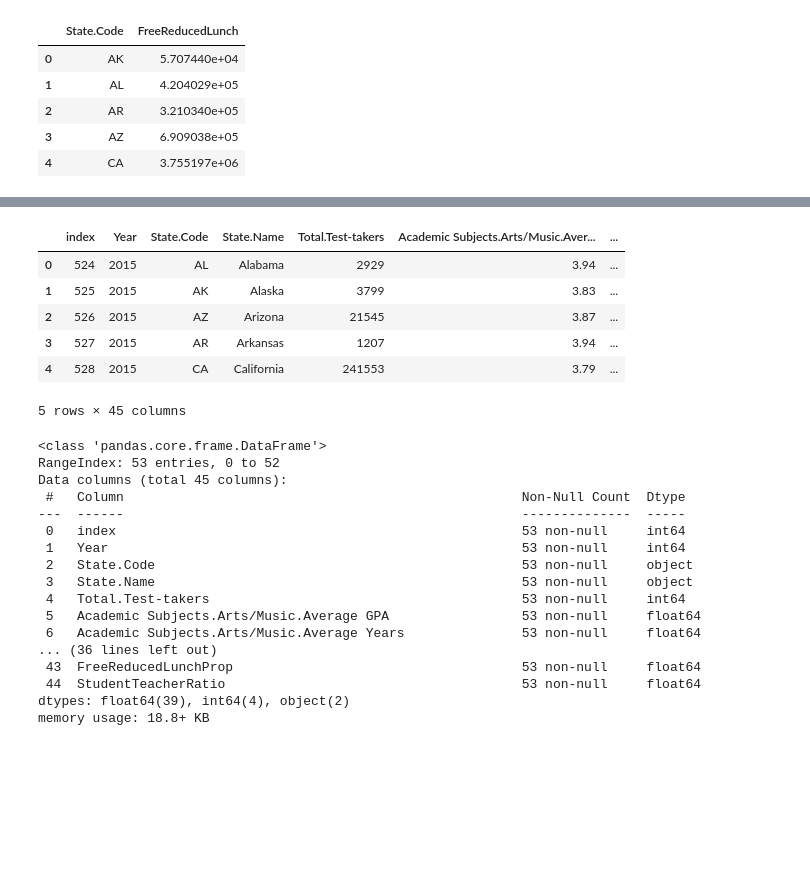
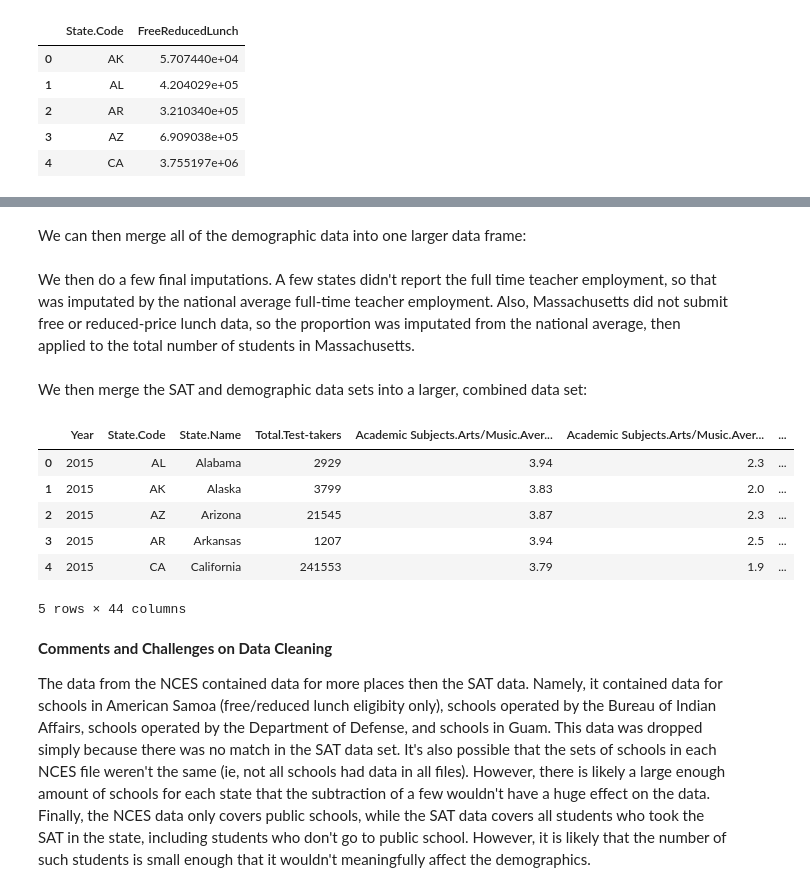
Before and after one commit to Cheyenne232025S/CMDA-3654-Project, a Jupyter notebook: notebooks/Project3.ipynb, the cells around one changed output, grey strips where cells are left out. Saved outputs shown, nothing was run; the diff lists cells and outputs as text; code cells hidden in the pictures; blank space fills up the shorter version.

Commit message:
finish data cleaning

```diff
--- a/notebooks/Project3.ipynb
+++ b/notebooks/Project3.ipynb
@@ -120,6 +120,6 @@ staff_unclean[["FTE"]] = staff_unclean[["FTE"]].astype(float)
 # Replace any negatives with NaN
 staff_unclean = staff_unclean.replace(-1, numpy.nan).replace(-2, numpy.nan).replace(-9, numpy.nan)
 # Sum up each state
-staff_totals = (staff_unclean.groupby("STABR").sum().reset_index()).rename(columns = {"STABR": "State.Code", "FTE": "EquivFullTimeStaff"})
+staff_totals = (staff_unclean.groupby("STABR").sum().reset_index()).rename(columns = {"STABR": "State.Code", "FTE": "EquivFullTimeTeachers"})
 # Drop data for American Samoa, Bureau of Indian Affairs, Department of Defense, and Guam schools
 staff_totals = (staff_totals.drop([3, 5, 10, 14])).reset_index(drop = True)
@@ -126,7 +135,11 @@ staff_totals = (staff_totals.drop([3, 5, 10, 14])).reset_index(drop = True)
+# %% [markdown]
+We can then merge all of the demographic data into one larger data frame:
 # %%
 # Merge Data
 temp = pandas.merge(membership_totals, lunch_totals, how = "inner", on = "State.Code")
 demographic_totals = pandas.merge(temp, staff_totals, how = "inner", on = "State.Code")
+# %% [markdown]
+We then do a few final imputations. A few states didn't report the full time teacher employment, so that was imputated by the national average full-time teacher employment. Also, Massachusetts did not submit free or reduced-price lunch data, so the proportion was imputated from the national average, then applied to the total number of students in Massachusetts.
 # %%
 # Calculate Proportion of students getting free reduced lunch
 demographic_totals["FreeReducedLunchProp"] = demographic_totals["FreeReducedLunch"]/demographic_totals["TotalStudents"]
@@ -134,44 +147,26 @@ demographic_totals["FreeReducedLunchProp"] = demographic_totals["FreeReducedLunc
 demographic_totals["FreeReducedLunchProp"] = (demographic_totals["FreeReducedLunchProp"].replace(0, numpy.nan)
                                                 .fillna(demographic_totals["FreeReducedLunchProp"].mean(skipna=True)))
 # Some states don't equivalent full time educator data, so impute with national mean
-demographic_totals["EquivFullTimeTeachers"] = (demographic_totals["EquivFullTimeStaff"].replace(0, numpy.nan)
-                                                .fillna(demographic_totals["EquivFullTimeStaff"].mean(skipna=True)))
+demographic_totals["EquivFullTimeTeachers"] = (demographic_totals["EquivFullTimeTeachers"].replace(0, numpy.nan)
+                                                .fillna(demographic_totals["EquivFullTimeTeachers"].mean(skipna=True)))
 # Calculate Student Teacher ratio
-demographic_totals["StudentStaffRatio"] = demographic_totals["TotalStudents"]/demographic_totals["EquivFullTimeStaff"]
+demographic_totals["StudentTeacherRatio"] = demographic_totals["TotalStudents"]/demographic_totals["EquivFullTimeTeachers"]
 # %%
 # Manually calculate imputed number of students in MA eligible for free/reduced lunch from imputed proportion
 # Might not end up needing, but fun to have
 demographic_totals.loc[19, "FreeReducedLunch"] = 0.512580 * 9.534230e+05
+# %% [markdown]
+We then merge the SAT and demographic data sets into a larger, combined data set:
 # %%
-full_combined_data_2015 = pandas.merge(sat_data_2015, demographic_totals, how = "inner", on = "State.Code")
+full_combined_data_2015 = pandas.merge(sat_data_2015, demographic_totals, how = "inner", on = "State.Code").drop(columns = ["index"])
 full_combined_data_2015.head()
 # %% [output]
-|  | index | Year | State.Code | State.Name | Total.Test-takers | Academic Subjects.Arts/Music.Aver... | ... |
-| 0 | 524 | 2015 | AL | Alabama | 2929 | 3.94 | ... |
-| 1 | 525 | 2015 | AK | Alaska | 3799 | 3.83 | ... |
-| 2 | 526 | 2015 | AZ | Arizona | 21545 | 3.87 | ... |
-| 3 | 527 | 2015 | AR | Arkansas | 1207 | 3.94 | ... |
-| 4 | 528 | 2015 | CA | California | 241553 | 3.79 | ... |
+|  | Year | State.Code | State.Name | Total.Test-takers | Academic Subjects.Arts/Music.Aver... | Academic Subjects.Arts/Music.Aver... | ... |
+| 0 | 2015 | AL | Alabama | 2929 | 3.94 | 2.3 | ... |
+| 1 | 2015 | AK | Alaska | 3799 | 3.83 | 2.0 | ... |
+| 2 | 2015 | AZ | Arizona | 21545 | 3.87 | 2.3 | ... |
+| 3 | 2015 | AR | Arkansas | 1207 | 3.94 | 2.5 | ... |
+| 4 | 2015 | CA | California | 241553 | 3.79 | 1.9 | ... |
-5 rows × 45 columns
+5 rows × 44 columns
-# %%
-full_combined_data_2015.info()
-# %% [output]
-<class 'pandas.core.frame.DataFrame'>
-RangeIndex: 53 entries, 0 to 52
-Data columns (total 45 columns):
- #   Column                                                   Non-Null Count  Dtype
----  ------                                                   --------------  -----
- 0   index                                                    53 non-null     int64
- 1   Year                                                     53 non-null     int64
- 2   State.Code                                               53 non-null     object
- 3   State.Name                                               53 non-null     object
- 4   Total.Test-takers                                        53 non-null     int64
- 5   Academic Subjects.Arts/Music.Average GPA                 53 non-null     float64
- 6   Academic Subjects.Arts/Music.Average Years               53 non-null     float64
-... (36 lines left out)
- 43  FreeReducedLunchProp                                     53 non-null     float64
- 44  StudentTeacherRatio                                      53 non-null     float64
-dtypes: float64(39), int64(4), object(2)
-memory usage: 18.8+ KB
 # %%
 # Data without any non-normalized variables
@@ -199,0 +203,4 @@ only_predictors_data_2015 = full_combined_data_2015[["Academic Subjects.Arts/Mus
+# %% [markdown]
+**Comments and Challenges on Data Cleaning**
+
+The data from the NCES contained data for more places then the SAT data. Namely, it contained data for schools in American Samoa (free/reduced lunch eligibity only), schools operated by the Bureau of Indian Affairs, schools operated by the Department of Defense, and schools in Guam. This data was dropped simply because there was no match in the SAT data set. It's also possible that the sets of schools in each NCES file weren't the same (ie, not all schools had data in all files). However, there is likely a large enough amount of schools for each state that the subtraction of a few wouldn't have a huge effect on the data. Finally, the NCES data only covers public schools, while the SAT data covers all students who took the SAT in the state, including students who don't go to public school. However, it is likely that the number of such students is small enough that it wouldn't meaningfully affect the demographics.
```
Also changed, not shown: parts of 4 cells of this notebook.
